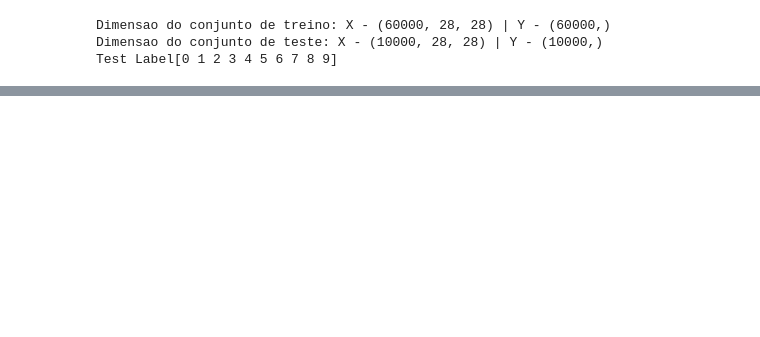
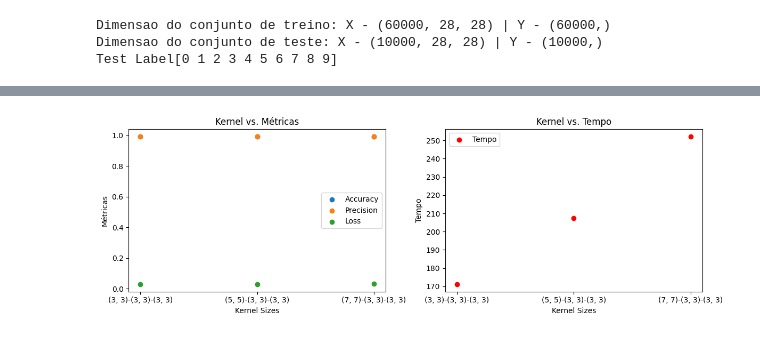
Before and after one commit to rafflezs/Atividades-Mestrado-ICMC, a Jupyter notebook: DeepLearning/Atividade3-CNN/mnist.ipynb, the cells around one changed output, grey strips where cells are left out. Drawn from its saved outputs; the diff is of its cells as text; code cells hidden in the pictures; blank space fills up the shorter version.

```diff
--- a/DeepLearning/Atividade3-CNN/mnist.ipynb
+++ b/DeepLearning/Atividade3-CNN/mnist.ipynb
@@ -190,0 +266,8 @@ ValueError: The total size of the tensor must be unchanged. Received: input_shap
+# %%
+import pandas as pd
+
+print(results)
+# results to DataFrame
+results_df = pd.DataFrame(results, columns=['kernel_1', 'kernel_2', 'kernel_3', 'loss', 'accuracy', 'precision', 'time'])
+
+display(results_df)
@@ -190,0 +280,27 @@ ValueError: The total size of the tensor must be unchanged. Received: input_shap
+# %%
+kernel = []
+for kernel_cfg in results_df[['kernel_1', 'kernel_2', 'kernel_3']].values:
+    kernel.append(f"{kernel_cfg[0]}-{kernel_cfg[1]}-{kernel_cfg[2]}")
+
+fig, (ax1, ax2) = plt.subplots(1, 2, figsize=(12, 4))
+
+# Métricas
+ax1.scatter(kernel, results_df['accuracy'], label='Accuracy')
+ax1.scatter(kernel, results_df['precision'], label='Precision')
+ax1.scatter(kernel, results_df['loss'], label='Loss')
+ax1.set_xlabel('Kernel Sizes')
+ax1.set_ylabel('Métricas')
+ax1.set_title('Kernel vs. Métricas')
+ax1.legend()
+
+# Tempo
+ax2.scatter(kernel, results_df['time'], label='Tempo', color='red')
+ax2.set_xlabel('Kernel Sizes')
+ax2.set_ylabel('Tempo')
+ax2.set_title('Kernel vs. Tempo')
+ax2.legend()
+
+plt.tight_layout()
+plt.show()
+# %% [output]
+[figure, added]
```
Also changed, not shown: parts of 26 cells of this notebook, 11 other files.
